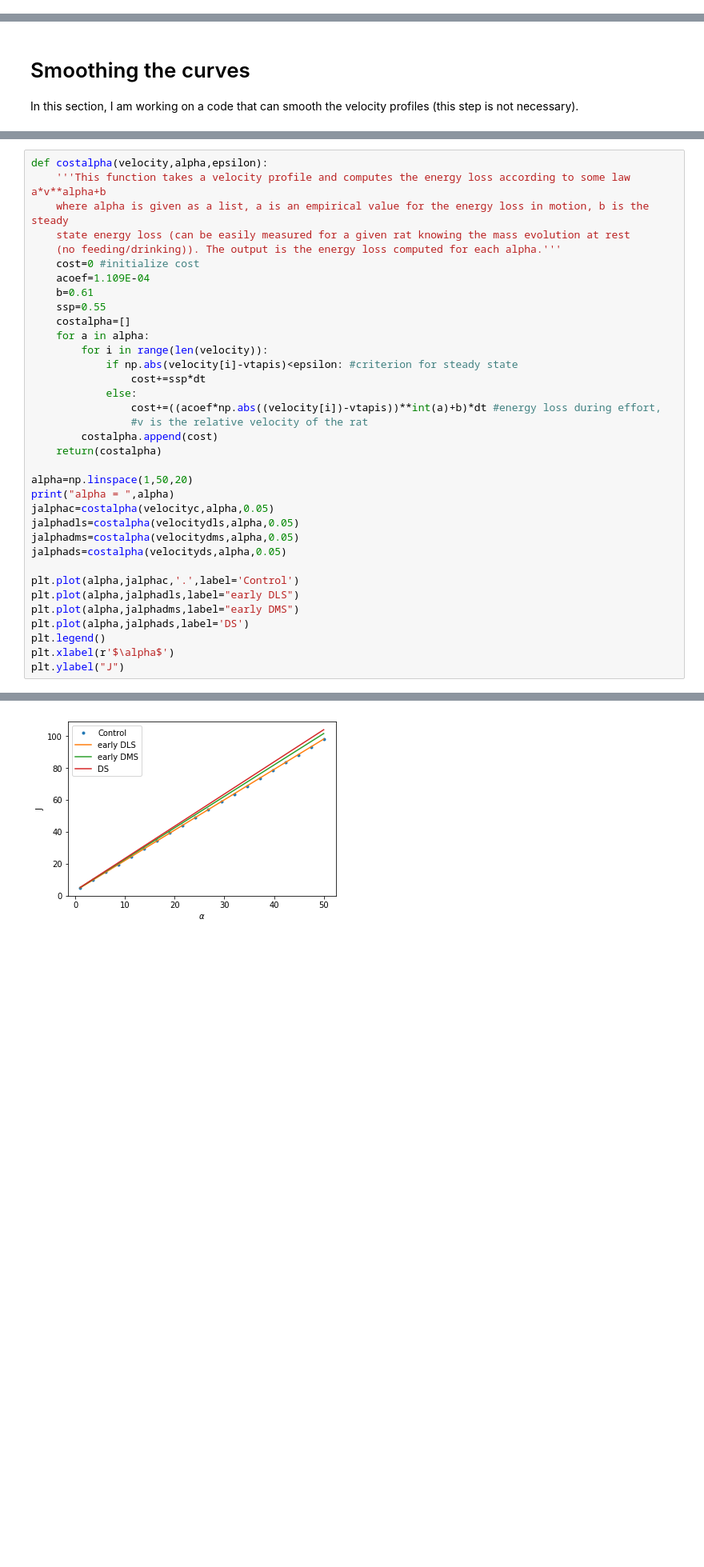
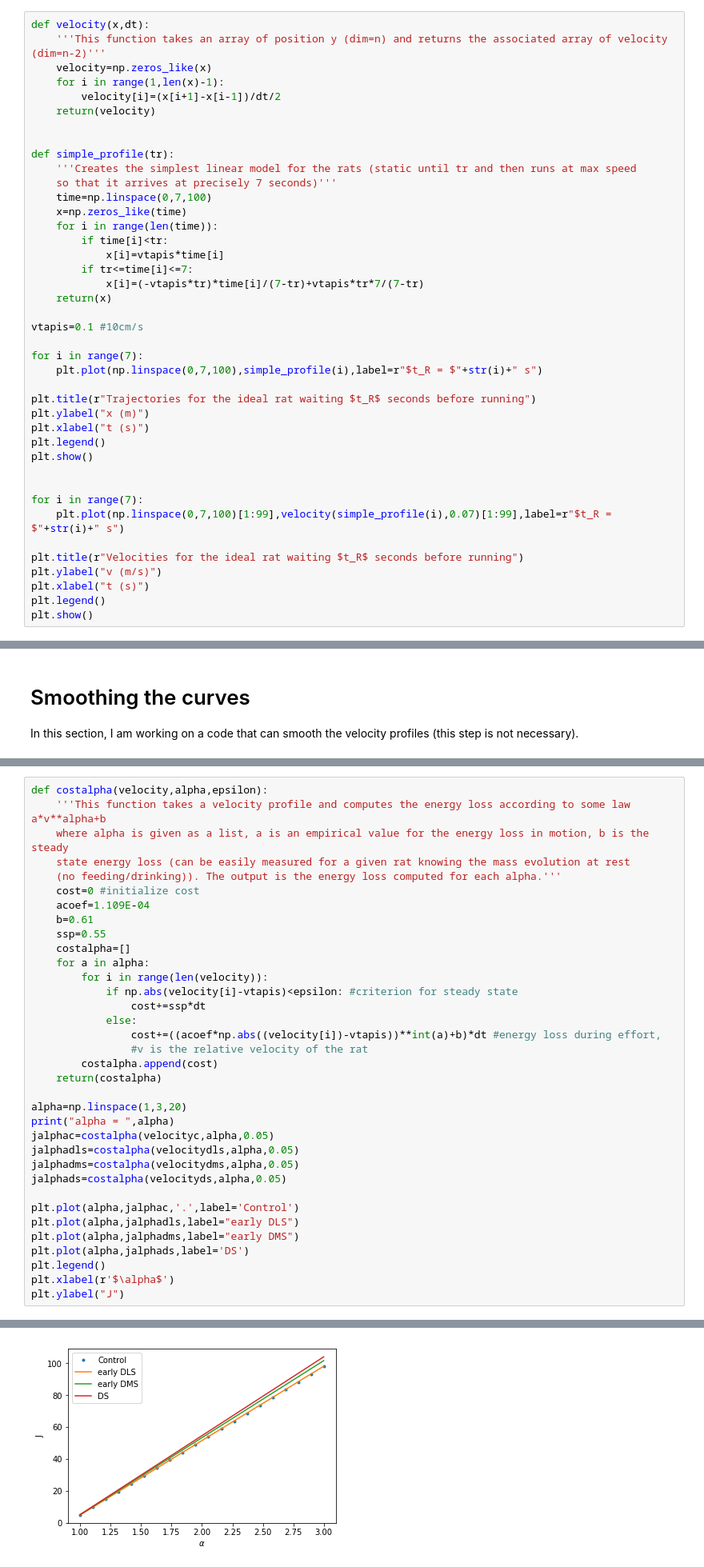
Before and after one commit to remy13127/rat_optimization, a Jupyter notebook: Cost of physical effort.ipynb, the cells around one changed output, grey strips where cells are left out. Shown at 80% size. Cells and saved outputs as stored; diff of their text form; blank space fills up the shorter version.

```diff
--- a/Cost of physical effort.ipynb
+++ b/Cost of physical effort.ipynb
@@ -7,0 +15,41 @@ import scipy as sp
+# %%
+def velocity(x,dt):
+    '''This function takes an array of position y (dim=n) and returns the associated array of velocity (dim=n-2)'''
+    velocity=np.zeros_like(x)
+    for i in range(1,len(x)-1):
+        velocity[i]=(x[i+1]-x[i-1])/dt/2
+    return(velocity)
+
+
+def simple_profile(tr):
+    '''Creates the simplest linear model for the rats (static until tr and then runs at max speed
+    so that it arrives at precisely 7 seconds)'''
+    time=np.linspace(0,7,100)
+    x=np.zeros_like(time)
+    for i in range(len(time)):
+        if time[i]<tr:
+            x[i]=vtapis*time[i]
+        if tr<=time[i]<=7:
+            x[i]=(-vtapis*tr)*time[i]/(7-tr)+vtapis*tr*7/(7-tr)
+    return(x)
+
+vtapis=0.1 #10cm/s
+
+for i in range(7):
+    plt.plot(np.linspace(0,7,100),simple_profile(i),label=r"$t_R = $"+str(i)+" s")
+
+plt.title(r"Trajectories for the ideal rat waiting $t_R$ seconds before running")
+plt.ylabel("x (m)")
+plt.xlabel("t (s)")
+plt.legend()
+plt.show()
+
+
+for i in range(7):
+    plt.plot(np.linspace(0,7,100)[1:99],velocity(simple_profile(i),0.07)[1:99],label=r"$t_R = $"+str(i)+" s")
+
+plt.title(r"Velocities for the ideal rat waiting $t_R$ seconds before running")
+plt.ylabel("v (m/s)")
+plt.xlabel("t (s)")
+plt.legend()
+plt.show()
@@ -163,7 +327,7 @@ def costalpha(velocity,alpha,epsilon):
         costalpha.append(cost)
     return(costalpha)
 
-alpha=np.linspace(1,50,20)
+alpha=np.linspace(1,3,20)
 print("alpha = ",alpha)
 jalphac=costalpha(velocityc,alpha,0.05)
 jalphadls=costalpha(velocitydls,alpha,0.05)
@@ -185,5 +349,5 @@ alpha =  [ 1.          3.57894737  6.15789474  8.73684211 11.31578947 13.8947368
 Text(0, 0.5, 'J')
-[figure, old version]
+[figure, new version]
 # %% [markdown]
 Small computation of the energy expenditure of the rats during the task using Raltson's law:
 # %%
```
Also changed, not shown: parts of 21 cells of this notebook.
